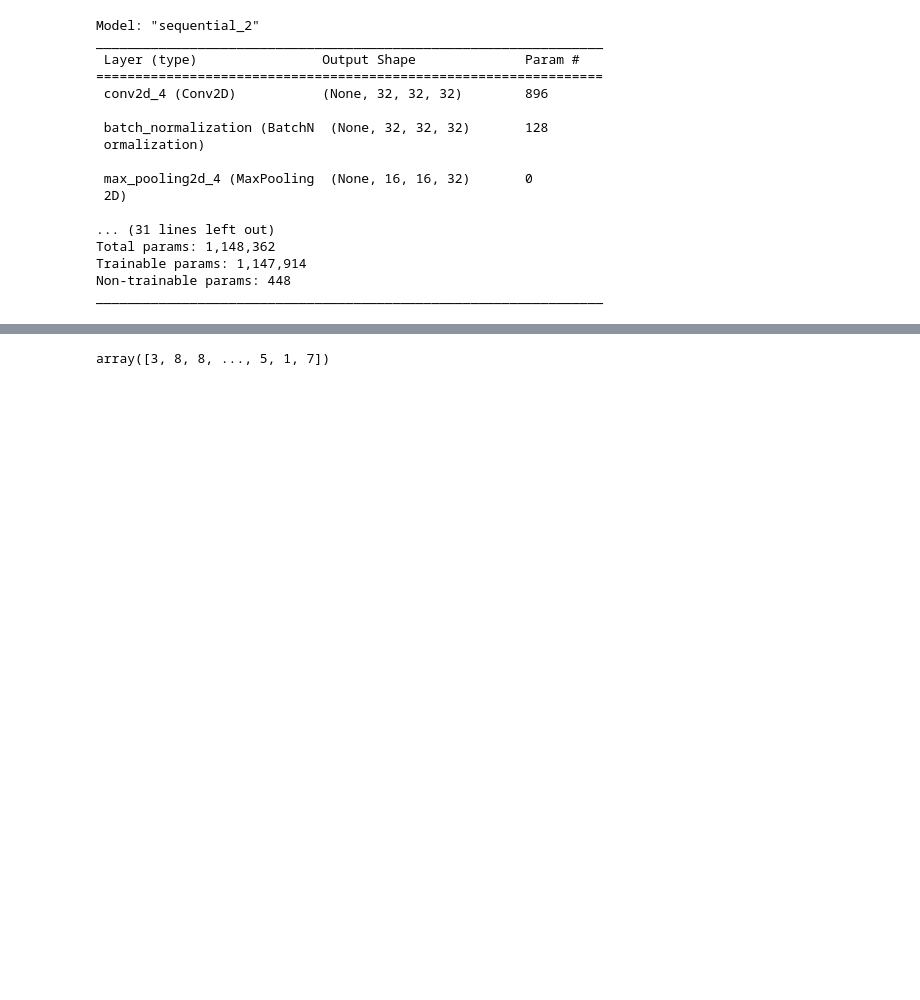
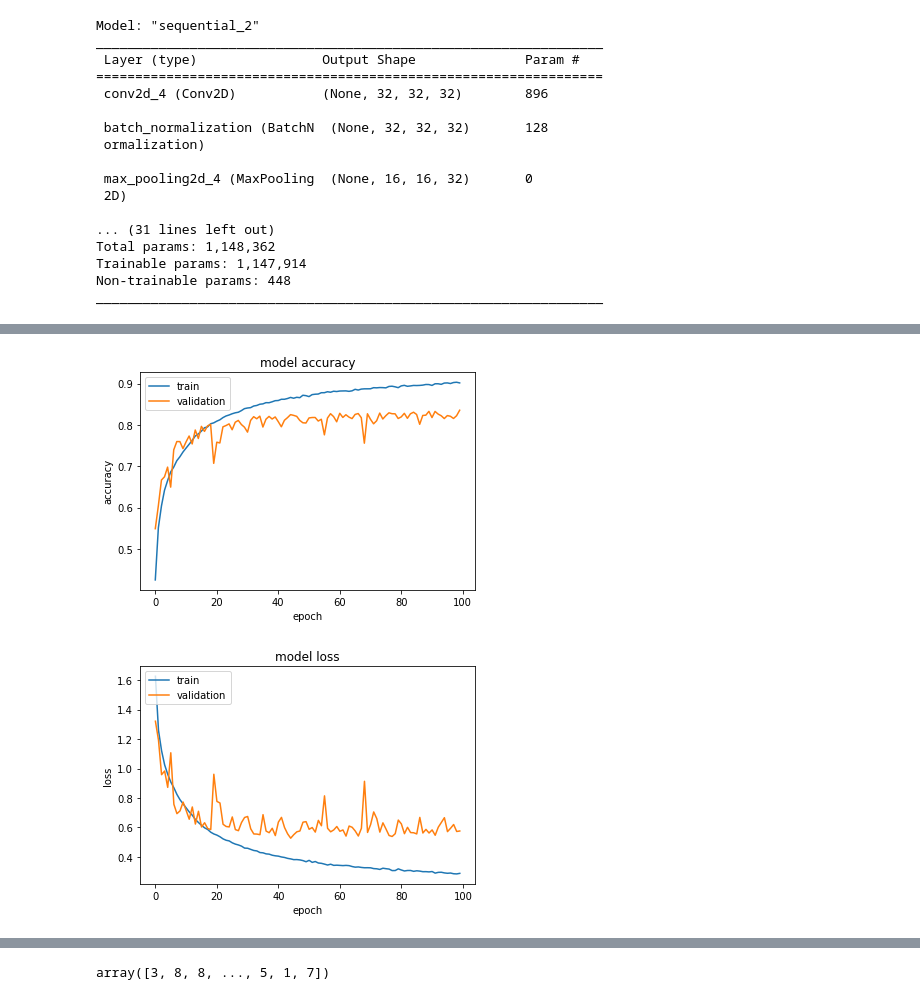
Before and after one commit to begumzubeda64/PGA02_Zubu, a Jupyter notebook: Deep Learning/AssessCifar.ipynb, the cells around one changed output, grey strips where cells are left out. Cells and saved outputs as stored; diff of their text form; code cells hidden in the pictures; blank space fills up the shorter version.

```diff
--- a/Deep Learning/AssessCifar.ipynb
+++ b/Deep Learning/AssessCifar.ipynb
@@ -318,0 +363,3 @@ plt.show()
+# %%
+cnn4.compile(optimizer="Adam", loss="sparse_categorical_crossentropy", metrics=["accuracy"])
+hist = cnn4.fit(X_train, y_train, validation_data=(X_test, y_test), epochs=100, verbose=2)
@@ -319,3 +384,23 @@ plt.show()
+# %%
+#  "Accuracy"
+plt.plot(hist.history['accuracy'])
+plt.plot(hist.history['val_accuracy'])
+plt.title('model accuracy')
+plt.ylabel('accuracy')
+plt.xlabel('epoch')
+plt.legend(['train', 'validation'], loc='upper left')
+plt.show()
+# "Loss"
+plt.plot(hist.history['loss'])
+plt.plot(hist.history['val_loss'])
+plt.title('model loss')
+plt.ylabel('loss')
+plt.xlabel('epoch')
+plt.legend(['train', 'validation'], loc='upper left')
+plt.show()
+# %% [output]
+[figure, added]
+[figure, added]
 # %%
 from sklearn.metrics import accuracy_score, classification_report, confusion_matrix
 
```
Also changed, not shown: parts of 14 cells of this notebook.
